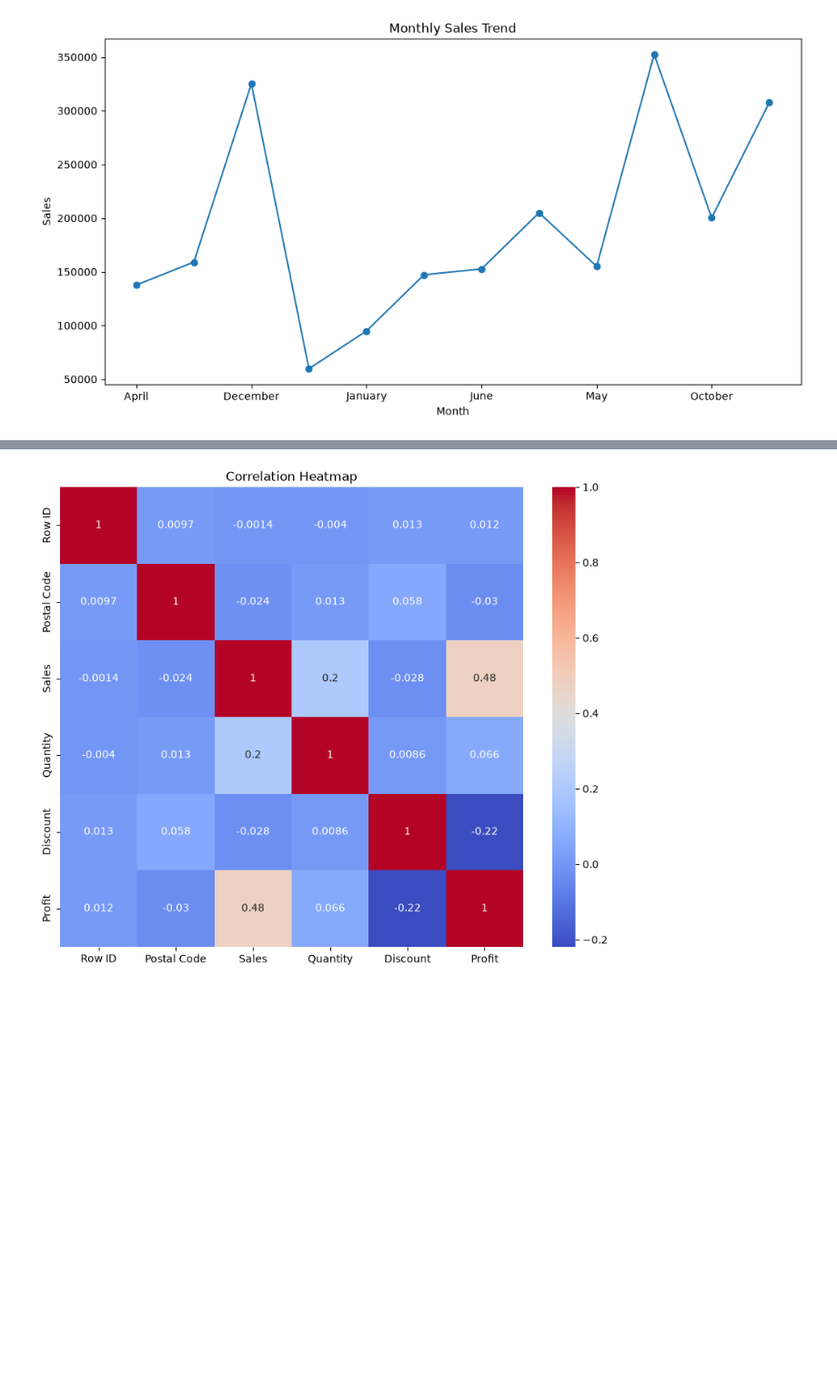
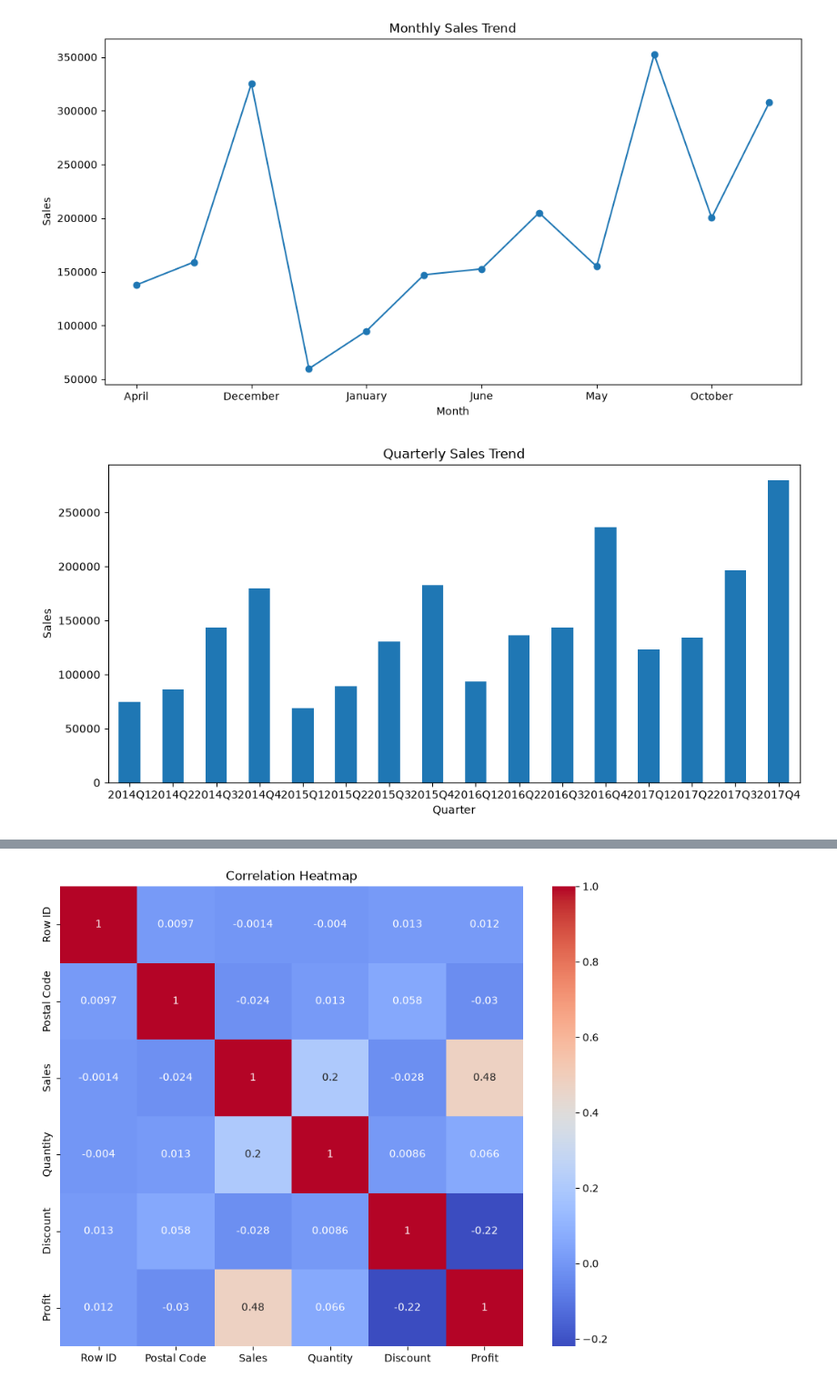
Before and after one commit to Surabhimk-dev/OIBSIP-Data-Analytics, a Jupyter notebook: Retail-Sales-EDA/notebook/EDA_RetailSales.ipynb, the cells around one changed output, grey strips where cells are left out. Shown at 91% size. Drawn from its saved outputs; the diff is of its cells as text; code cells hidden in the pictures; blank space fills up the shorter version.

Commit message:
Complete retail sales EDA analysis

```diff
--- a/Retail-Sales-EDA/notebook/EDA_RetailSales.ipynb
+++ b/Retail-Sales-EDA/notebook/EDA_RetailSales.ipynb
@@ -284,3 +290,23 @@ plt.ylabel("Sales")
 plt.show()
 # %% [output]
 [figure]
+# %%
+# Quarterly Sales Trend
+
+df["Quarter"] = df["Order Date"].dt.to_period("Q")
+
+quarterly_sales = df.groupby("Quarter")["Sales"].sum()
+
+plt.figure(figsize=(10, 5))
+
+quarterly_sales.plot(kind="bar")
+
+plt.title("Quarterly Sales Trend")
+plt.xlabel("Quarter")
+plt.ylabel("Sales")
+
+plt.xticks(rotation=0)
+plt.tight_layout()
+plt.show()
+# %% [output]
+[figure, added]
```
Also changed, not shown: parts of 8 cells of this notebook.
